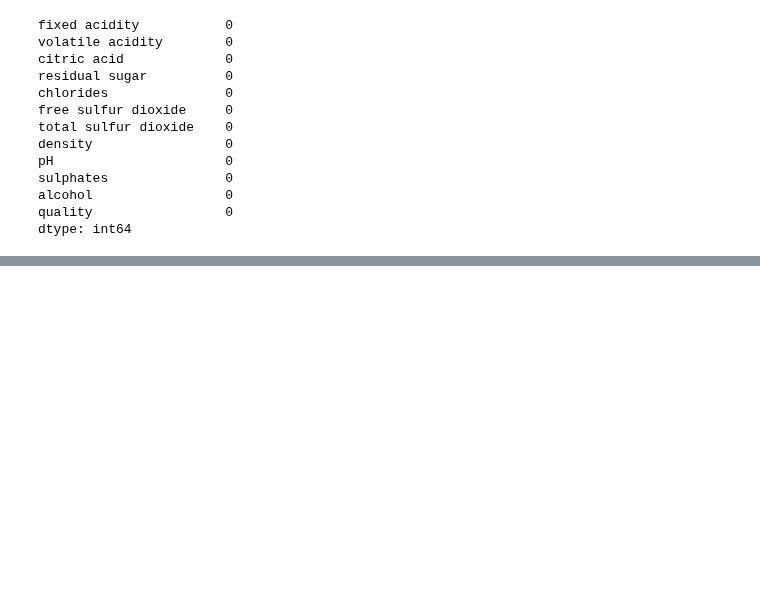
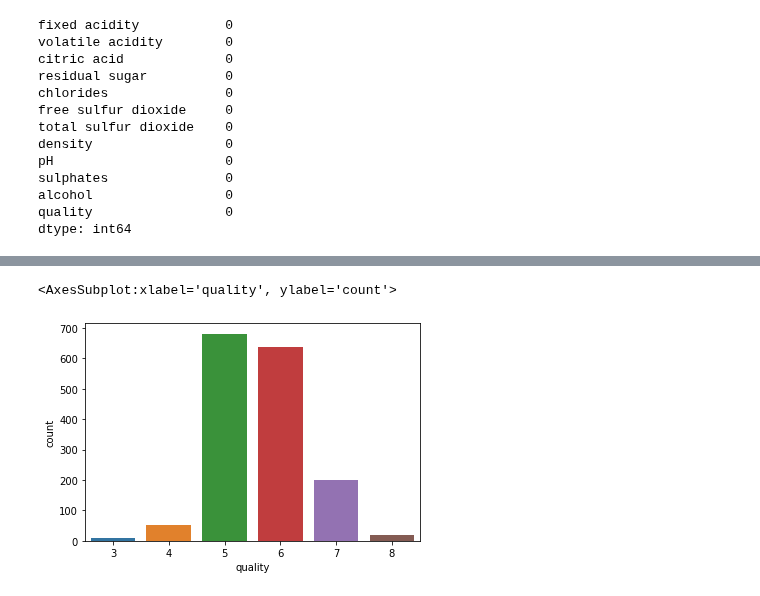
Before and after one commit to nic1611/ultimate-data-science-projects, a Jupyter notebook: Beginner Level/6 - Wine Quality Dataset/main.ipynb, the cells around one changed output, grey strips where cells are left out. Cells and saved outputs as stored; diff of their text form; code cells hidden in the pictures; blank space fills up the shorter version.

```diff
--- a/Beginner Level/6 - Wine Quality Dataset/main.ipynb
+++ b/Beginner Level/6 - Wine Quality Dataset/main.ipynb
@@ -32,0 +111,5 @@ i = df.groupby('quality')['quality'].count().plot.bar()
+# %%
+sns.countplot(df['quality'])
+# %% [output]
+<AxesSubplot:xlabel='quality', ylabel='count'>
+[figure, added]
```
Also changed, not shown: parts of 21 cells of this notebook.
